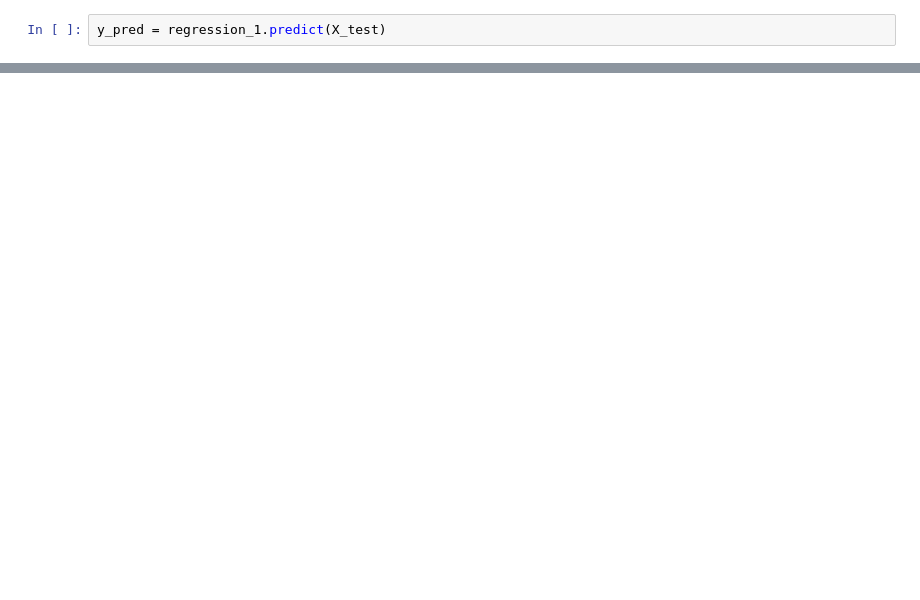
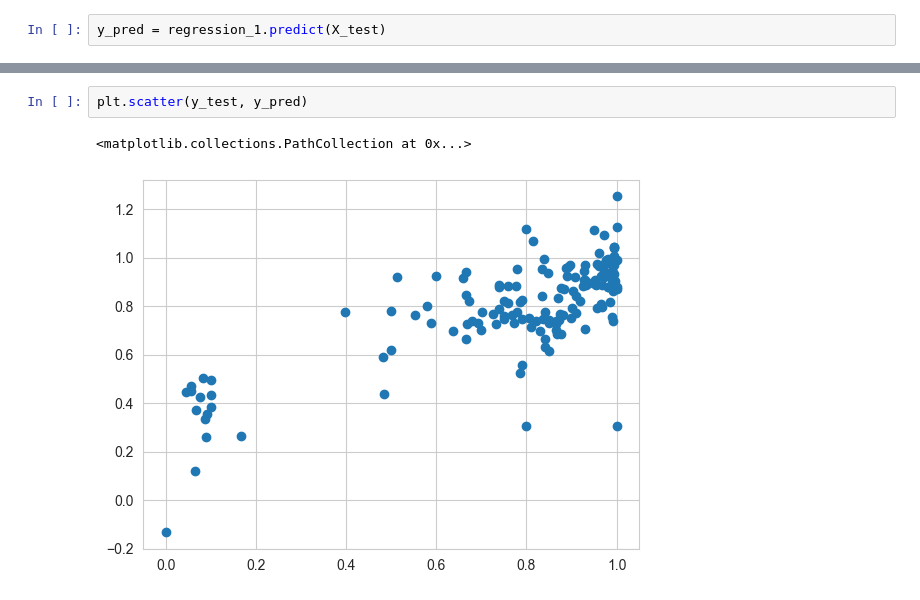
Before and after one commit to veneta13/ILEDA_hackathon, a Jupyter notebook: modeling/score_prediction.ipynb, the cells around one changed output, grey strips where cells are left out. Drawn from its saved outputs; the diff is of its cells as text; blank space fills up the shorter version.

```diff
--- a/modeling/score_prediction.ipynb
+++ b/modeling/score_prediction.ipynb
@@ -233,3 +257,8 @@ RMSE:  0.109
+# %%
+plt.scatter(y_test, y_pred)
+# %% [output]
+<matplotlib.collections.PathCollection at 0x...>
+[figure, added]
 # %%
 coeff = coef_df.iloc[(coef_df[0].abs()*-1.0).argsort()]
 sns.barplot(x=coeff[0], y=coeff[1], orient='h', palette='flare', hue=coeff[0], legend=None)
```
Also changed, not shown: parts of 27 cells of this notebook.
